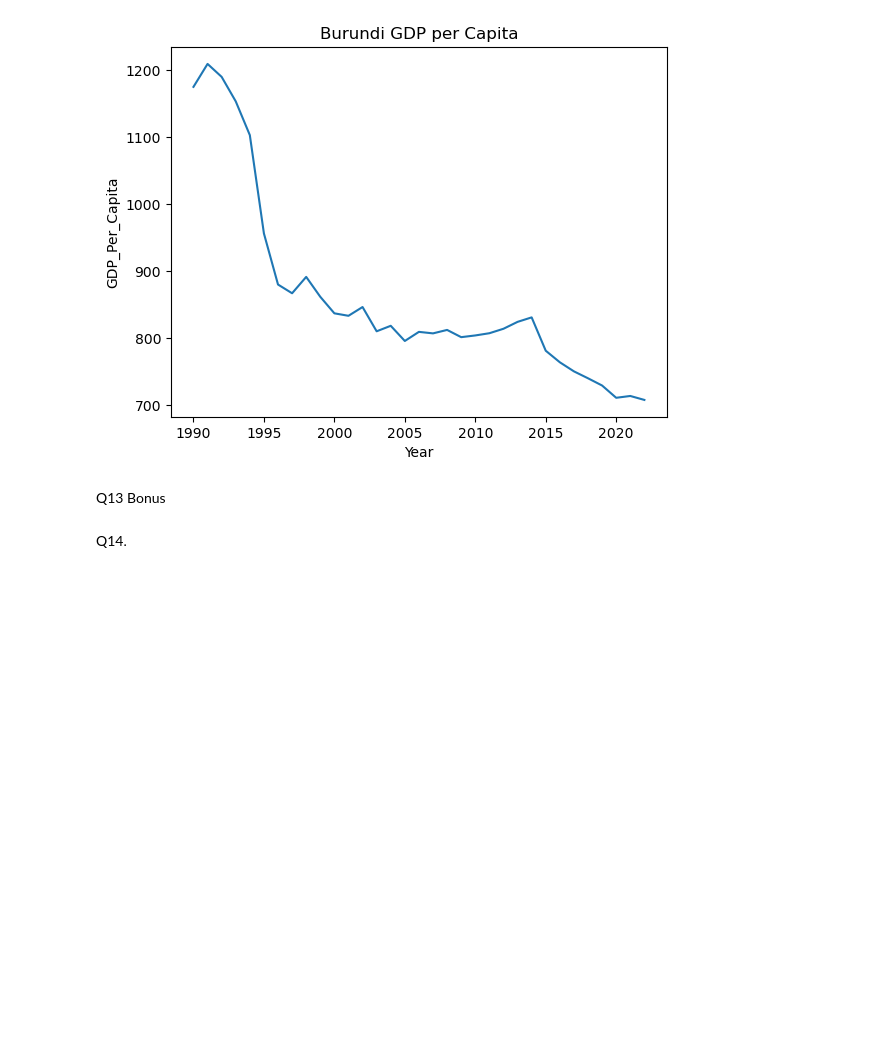
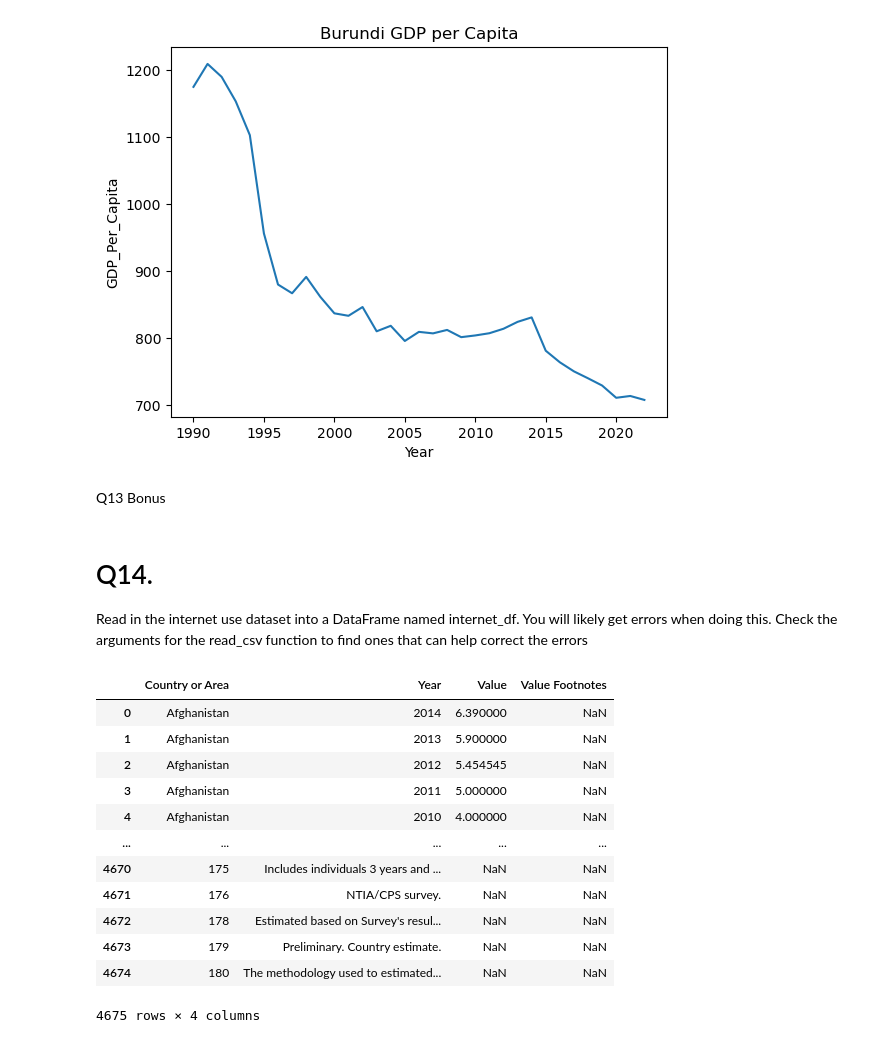
Before and after one commit to NSS-Data-Analytics-Cohort-11/undata-zdemeke, a Jupyter notebook: notebook/UN_Data_project.ipynb, the cells around one changed output. Cells and saved outputs as stored; diff of their text form; code cells hidden in the pictures; blank space fills up the shorter version.

```diff
--- a/notebook/UN_Data_project.ipynb
+++ b/notebook/UN_Data_project.ipynb
@@ -417,4 +425,22 @@ Text(0.5, 1.0, 'Burundi GDP per Capita')
 # %% [markdown]
 Q13 Bonus
 # %% [markdown]
-Q14.
+# Q14.
+Read in the internet use dataset into a DataFrame named internet_df. You will likely get errors when doing this. Check the arguments for the read_csv function to find ones that can help correct the errors
+# %%
+internet_df=pd.read_csv('../data/internet_use.csv', on_bad_lines='skip')
+internet_df
+# %% [output]
+|  | Country or Area | Year | Value | Value Footnotes |
+| 0 | Afghanistan | 2014 | 6.390000 | NaN |
+| 1 | Afghanistan | 2013 | 5.900000 | NaN |
+| 2 | Afghanistan | 2012 | 5.454545 | NaN |
+| 3 | Afghanistan | 2011 | 5.000000 | NaN |
+| 4 | Afghanistan | 2010 | 4.000000 | NaN |
+| ... | ... | ... | ... | ... |
+| 4670 | 175 | Includes individuals 3 years and ... | NaN | NaN |
+| 4671 | 176 | NTIA/CPS survey. | NaN | NaN |
+| 4672 | 178 | Estimated based on Survey's resul... | NaN | NaN |
+| 4673 | 179 | Preliminary. Country estimate. | NaN | NaN |
+| 4674 | 180 | The methodology used to estimated... | NaN | NaN |
+4675 rows × 4 columns
```
Also changed, not shown: parts of 28 cells of this notebook, 4 other files.
